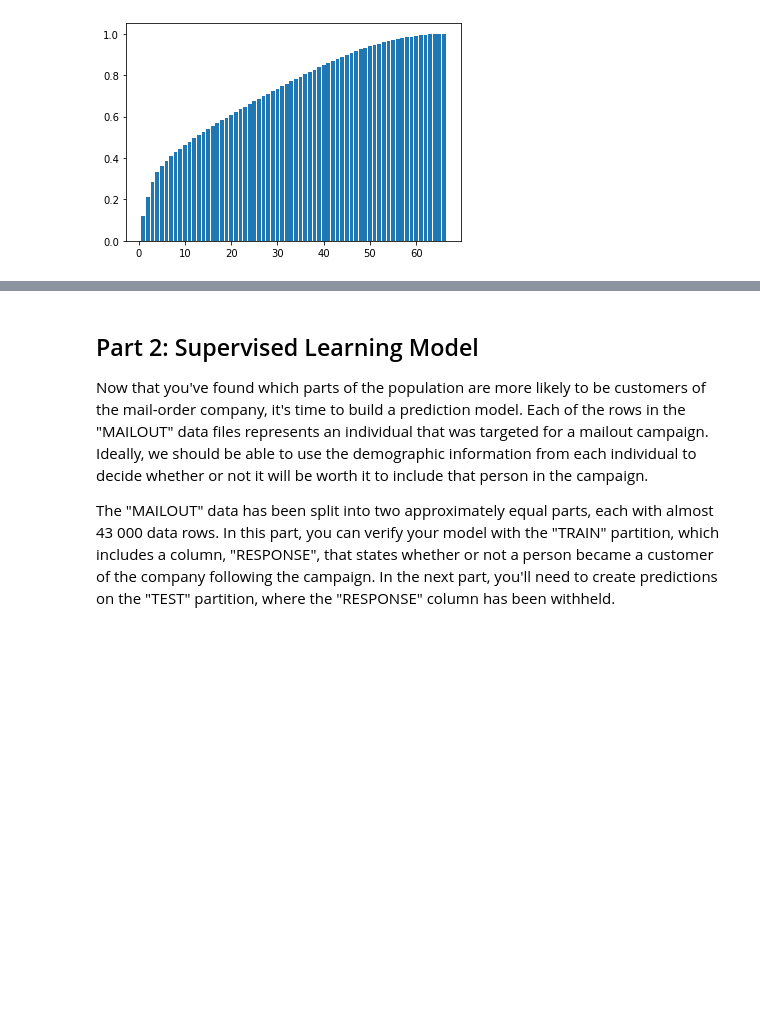
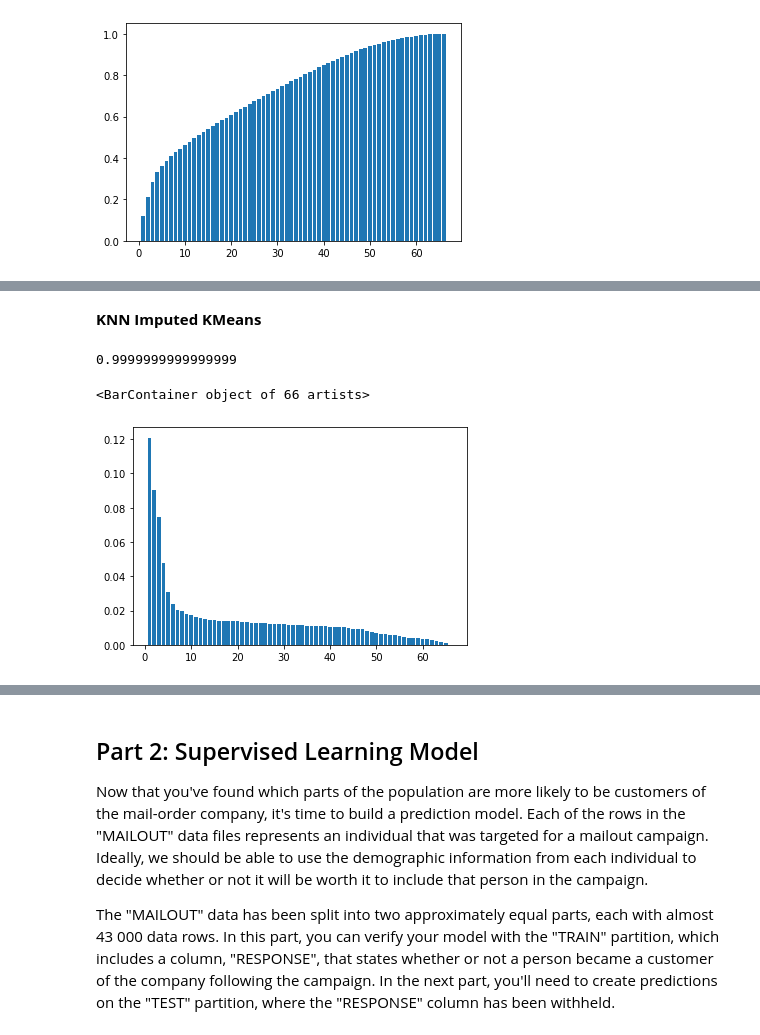
Before and after one commit to GaborJenei/Customer-Segmentation-Report-for-Arvato, a Jupyter notebook: Arvato Project Workbook.ipynb, the cells around one changed output, grey strips where cells are left out. Drawn from its saved outputs; the diff is of its cells as text; code cells hidden in the pictures; blank space fills up the shorter version.

```diff
--- a/Arvato Project Workbook.ipynb
+++ b/Arvato Project Workbook.ipynb
@@ -314,3 +296,7 @@ np.sum(np.isnan(customers_imputed))
+# %%
+knn_imputer = KNNImputer(n_neighbors=3, weights="uniform")
+# %%
+customers_knn_imputed = knn_imputer.fit_transform(customers_clean_dro)
 # %% [markdown]
 ## Part 1: Customer Segmentation Report
 
@@ -364,0 +349,14 @@ plt.plot(inertia)
+# %% [markdown]
+__KNN Imputed KMeans__
+# %%
+pca = PCA()
+pca = pca.fit(X=StandardScaler().fit_transform(customers_knn_imputed))
+
+cus_pca = pca.transform(X=StandardScaler().fit_transform(customers_knn_imputed))
+
+print(np.sum(pca.explained_variance_ratio_))
+plt.bar(x=range(1,len(customers_clean_dro.columns)+1) , height=pca.explained_variance_ratio_)
+# %% [output]
+0.9999999999999999
+<BarContainer object of 66 artists>
+[figure, added]
```
Also changed, not shown: parts of 21 cells of this notebook.
